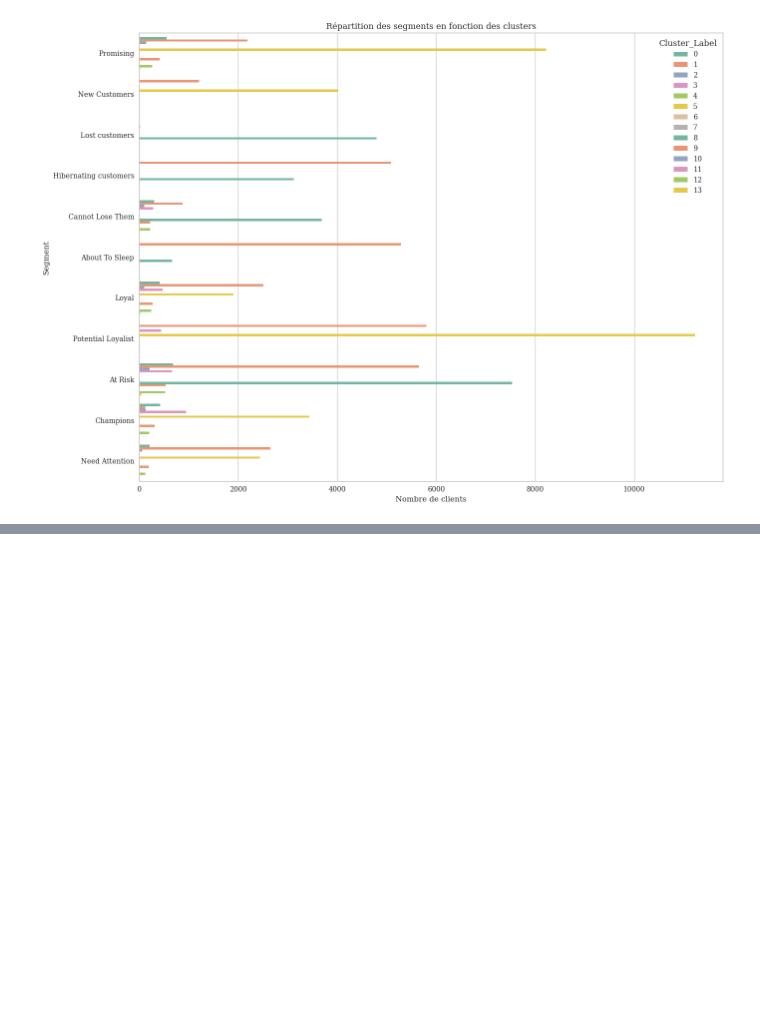
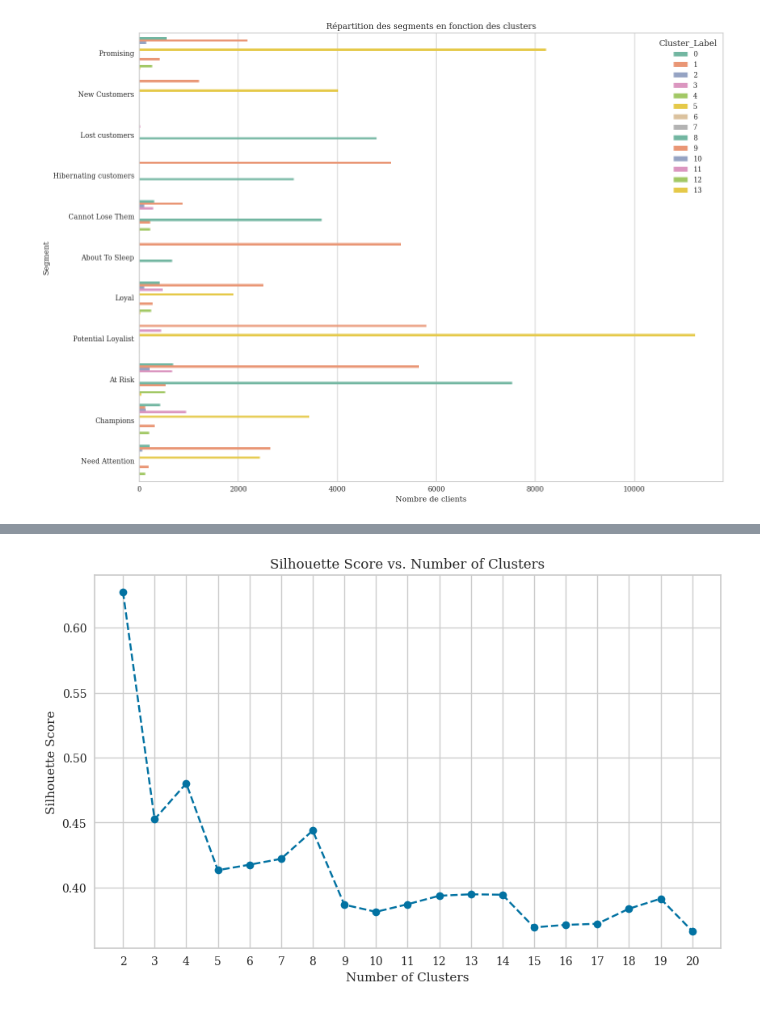
Before and after one commit to dimitri-feniou/openclassrooms-projet5-segmentation-olist, a Jupyter notebook: notebook_modelisation.ipynb, the cells around one changed output, grey strips where cells are left out. Cells and saved outputs as stored; diff of their text form; code cells hidden in the pictures; blank space fills up the shorter version.

```diff
--- a/notebook_modelisation.ipynb
+++ b/notebook_modelisation.ipynb
@@ -836,0 +947,19 @@ Recommandations Marketing
+# %%
+silhouette_scores = []
+for n_clusters in range(2, 21):
+    kmeans = KMeans(n_clusters=n_clusters, random_state=42)
+    print(f"Calculating Silhouette score for {n_clusters} clusters...")
+    cluster_labels = kmeans.fit_predict(df_kmean_new)
+    silhouette_avg = silhouette_score(df_kmean_new, cluster_labels)
+    silhouette_scores.append((n_clusters, silhouette_avg))
+
+# Convert to DataFrame for easier viewing
+silhouette_df = pd.DataFrame(silhouette_scores, columns=[
+                             'n_clusters', 'silhouette_score'])
+
+# Find the best score and corresponding number of clusters
+best_n_clusters_silhouette = silhouette_df.loc[silhouette_df['silhouette_score'].idxmax(
+)]
+
+print("Best Silhouette Score:")
+print(best_n_clusters_silhouette)
@@ -836,0 +984,13 @@ Recommandations Marketing
+# %%
+# Plotting Silhouette Scores
+plt.figure(figsize=(10, 6))
+plt.plot(silhouette_df['n_clusters'],
+         silhouette_df['silhouette_score'], marker='o', linestyle='--')
+plt.title('Silhouette Score vs. Number of Clusters')
+plt.xlabel('Number of Clusters')
+plt.ylabel('Silhouette Score')
+plt.xticks(range(2, 21))
+plt.grid(True)
+plt.show()
+# %% [output]
+[figure, added]
```
Also changed, not shown: parts of 68 cells of this notebook.
